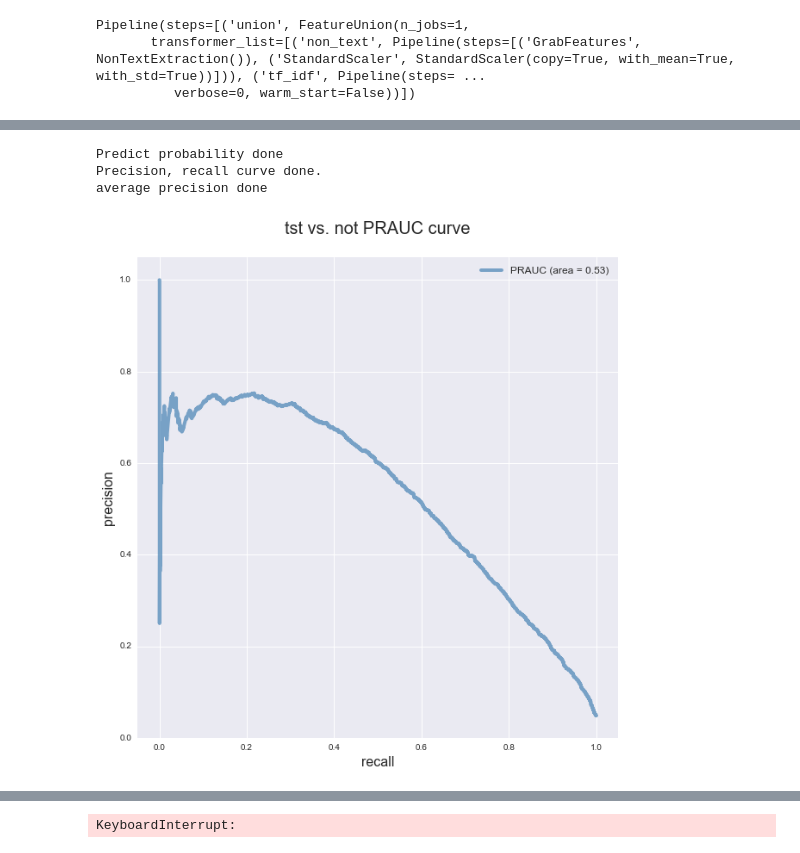
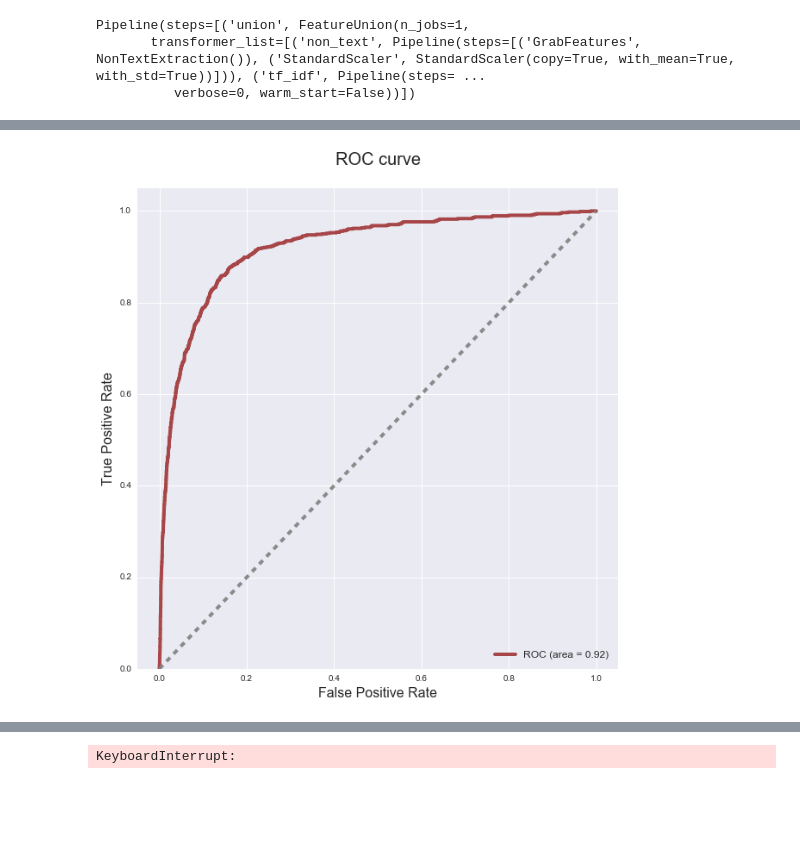
Before and after one commit to rddunlap23/DSI-Kiva-Capstone, a Jupyter notebook: Kiva - Capstone.ipynb, the cells around one changed output, grey strips where cells are left out. Drawn from its saved outputs; the diff is of its cells as text; code cells hidden in the pictures; blank space fills up the shorter version.

```diff
--- a/Kiva - Capstone.ipynb
+++ b/Kiva - Capstone.ipynb
@@ -356,7 +343,4 @@ plot_roc(my_pipeline, X, y, 'TST')
-# %%
-plot_prauc(my_pipeline,X,y,'tst')
-# %% [output]
-Predict probability done
-Precision, recall curve done.
-average precision done
-[figure, removed]
+# %%
+plot_roc(my_pipeline, X_test, y_test)
+# %% [output]
+[figure, added]
```
Also changed, not shown: parts of 12 cells of this notebook.
